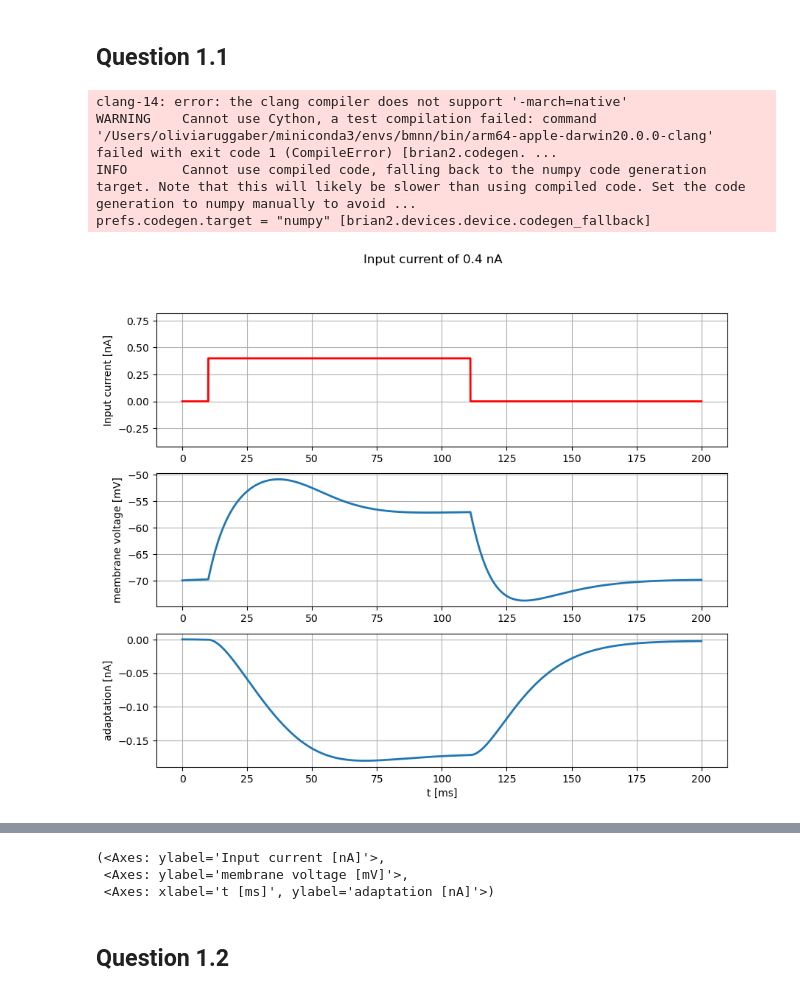
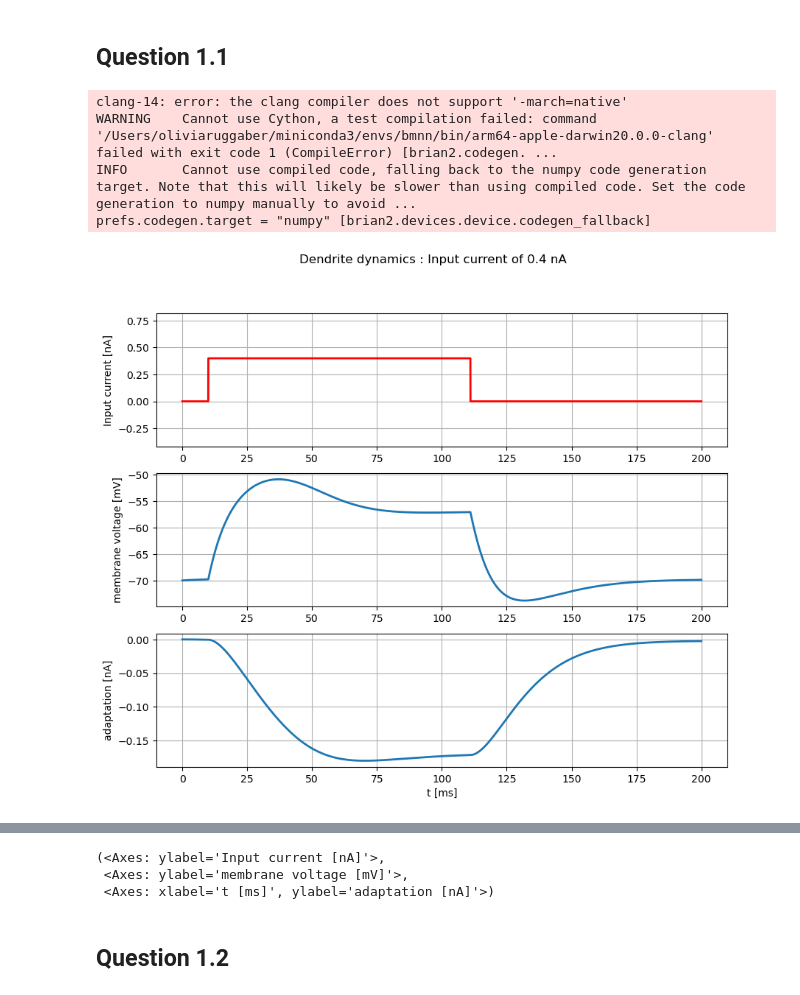
Before and after one commit to coco-2000/MP1, a Jupyter notebook: exercise1.ipynb, the cells around one changed output, grey strips where cells are left out. Saved outputs shown, nothing was run; the diff lists cells and outputs as text; code cells hidden in the pictures.

```diff
--- a/exercise1.ipynb
+++ b/exercise1.ipynb
@@ -126,18 +126,18 @@ def plot_voltage_activation_and_current_traces(voltage_monitor, current, title=N
 # %%
 current_1 = input_factory.get_step_current(10, 110, b2.ms, 0.4*b2.nA)
 state_monitor_1= simulate_dendrite(I_stim=current_1)
-plot_voltage_activation_and_current_traces(state_monitor_1, current_1, title='Input current of 0.4 nA')
+plot_voltage_activation_and_current_traces(state_monitor_1, current_1, title='Dendrite dynamics : Input current of 0.4 nA')
 
 current_2 = input_factory.get_step_current(10, 110, b2.ms, 0.45*b2.nA)
 state_monitor_2= simulate_dendrite(I_stim=current_2)
-plot_voltage_activation_and_current_traces(state_monitor_2, current_2, title='Input current of 0.45 nA')
+plot_voltage_activation_and_current_traces(state_monitor_2, current_2, title='Dendrite dynamics : Input current of 0.45 nA')
 
 current_3 = input_factory.get_step_current(10, 110, b2.ms, 1.5*b2.nA)
 state_monitor_3= simulate_dendrite(I_stim=current_3)
-plot_voltage_activation_and_current_traces(state_monitor_3, current_3, title='Input current of 1.5 nA')
+plot_voltage_activation_and_current_traces(state_monitor_3, current_3, title='Dendrite dynamics : Input current of 1.5 nA')
 # %% [output]
 clang-14: error: the clang compiler does not support '-march=native'
 WARNING    Cannot use Cython, a test compilation failed: command '/Users/oliviaruggaber/miniconda3/envs/bmnn/bin/arm64-apple-darwin20.0.0-clang' failed with exit code 1 (CompileError) [brian2.codegen. ...
 INFO       Cannot use compiled code, falling back to the numpy code generation target. Note that this will likely be slower than using compiled code. Set the code generation to numpy manually to avoid ...
 prefs.codegen.target = "numpy" [brian2.devices.device.codegen_fallback]
-[figure, old version]
+[figure, new version]
```
Also changed, not shown: parts of 6 cells of this notebook, 1 other file.
